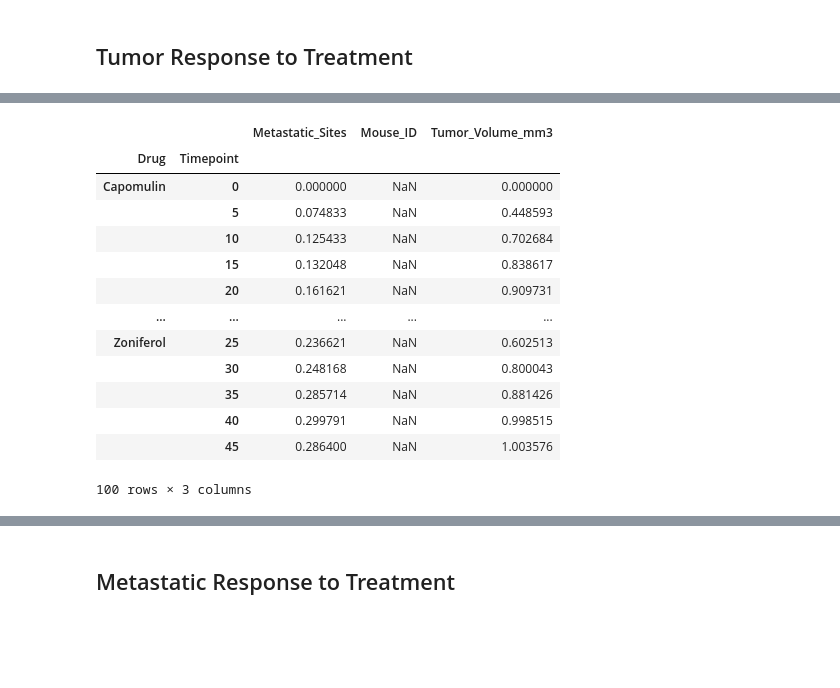
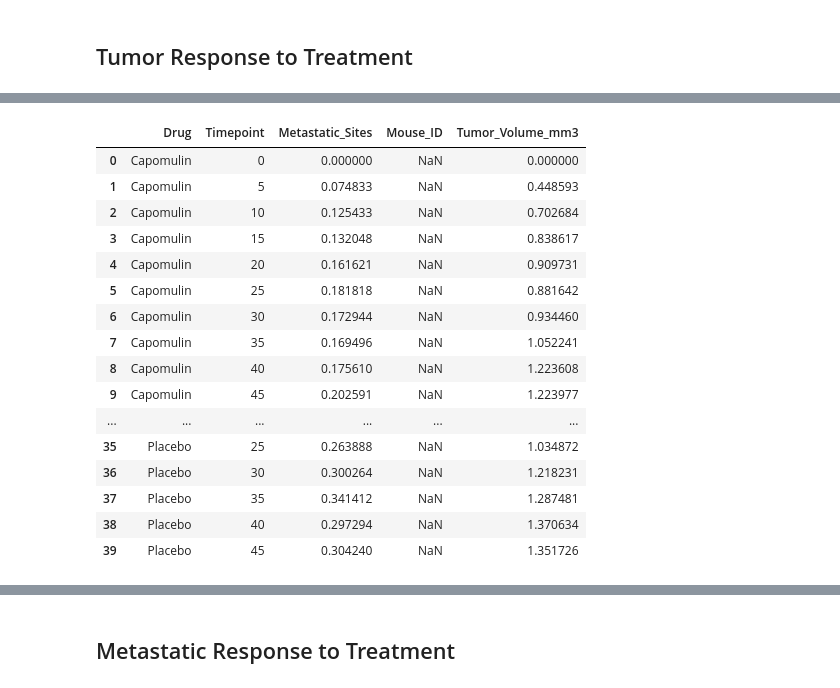
Before and after one commit to robcreel/Pharmaceutical-Analysis, a Jupyter notebook: Pymaceuticals/pymaceuticals.ipynb, the cells around one changed output, grey strips where cells are left out. Cells and saved outputs as stored; diff of their text form; code cells hidden in the pictures; blank space fills up the shorter version.

```diff
--- a/Pymaceuticals/pymaceuticals.ipynb
+++ b/Pymaceuticals/pymaceuticals.ipynb
@@ -9,19 +9,22 @@ import numpy as np
 import warnings
 warnings.filterwarnings('ignore')
 
-# File to Load (Remember to Change These)
+# File to Load
 mouse_drug_data_to_load = "data/mouse_drug_data.csv"
 clinical_trial_data_to_load = "data/clinicaltrial_data.csv"
 
 # Read the Mouse and Drug Data and the Clinical Trial Data
 mouse_data = pd.read_csv(mouse_drug_data_to_load)
 trial_data = pd.read_csv(clinical_trial_data_to_load)
-# trial_data.head()
 
-# Combine the data into a single dataset
+# Combine the data into a single dataset, and rename the columns
 data = trial_data.merge(mouse_data, on="Mouse ID", sort=True)
 data.columns = ['Mouse_ID', 'Timepoint', 'Tumor_Volume_mm3', 'Metastatic_Sites', 'Drug']
 
+# Subset to drugs pertinent to assignment.
+drugs = ['Capomulin', 'Infubinol', 'Ketapril', 'Placebo']
+data = data[data.Drug.isin(drugs)]
+
 # Display the data table for preview
 data
 # %% [output]
@@ -64,25 +78,27 @@ mean_by_DT.head()
 # %%
 # Store the Standard Error of Tumor Volumes Grouped by Drug and Timepoint
 mean_by_DT_SEM = drug_group.sem()
 # Convert to DataFrame
 mean_by_DT_SEM = pd.DataFrame(mean_by_DT_SEM)
+mean_by_DT_SEM.reset_index(inplace=True)
 # Preview DataFrame
-# tv_SEM = mean_by_DT_SEM.loc['Tumor_Volume_mm3']
-# ms_SEM = mean_by_DT_SEM.loc['Metastatic_Sites']
 mean_by_DT_SEM
 # %% [output]
-|  |  | Metastatic_Sites | Mouse_ID | Tumor_Volume_mm3 |
-| Drug | Timepoint |  |  |  |
-| Capomulin | 0 | 0.000000 | NaN | 0.000000 |
-|  | 5 | 0.074833 | NaN | 0.448593 |
-|  | 10 | 0.125433 | NaN | 0.702684 |
-|  | 15 | 0.132048 | NaN | 0.838617 |
-|  | 20 | 0.161621 | NaN | 0.909731 |
-| ... | ... | ... | ... | ... |
-| Zoniferol | 25 | 0.236621 | NaN | 0.602513 |
-|  | 30 | 0.248168 | NaN | 0.800043 |
-|  | 35 | 0.285714 | NaN | 0.881426 |
-|  | 40 | 0.299791 | NaN | 0.998515 |
-|  | 45 | 0.286400 | NaN | 1.003576 |
+|  | Drug | Timepoint | Metastatic_Sites | Mouse_ID | Tumor_Volume_mm3 |
+| 0 | Capomulin | 0 | 0.000000 | NaN | 0.000000 |
+| 1 | Capomulin | 5 | 0.074833 | NaN | 0.448593 |
+| 2 | Capomulin | 10 | 0.125433 | NaN | 0.702684 |
+| 3 | Capomulin | 15 | 0.132048 | NaN | 0.838617 |
+| 4 | Capomulin | 20 | 0.161621 | NaN | 0.909731 |
+| 5 | Capomulin | 25 | 0.181818 | NaN | 0.881642 |
+| 6 | Capomulin | 30 | 0.172944 | NaN | 0.934460 |
+| 7 | Capomulin | 35 | 0.169496 | NaN | 1.052241 |
+| 8 | Capomulin | 40 | 0.175610 | NaN | 1.223608 |
+| 9 | Capomulin | 45 | 0.202591 | NaN | 1.223977 |
+| ... | ... | ... | ... | ... | ... |
+| 35 | Placebo | 25 | 0.263888 | NaN | 1.034872 |
+| 36 | Placebo | 30 | 0.300264 | NaN | 1.218231 |
+| 37 | Placebo | 35 | 0.341412 | NaN | 1.287481 |
+| 38 | Placebo | 40 | 0.297294 | NaN | 1.370634 |
+| 39 | Placebo | 45 | 0.304240 | NaN | 1.351726 |
-100 rows × 3 columns
 # %%
```
Also changed, not shown: parts of 28 cells of this notebook.
